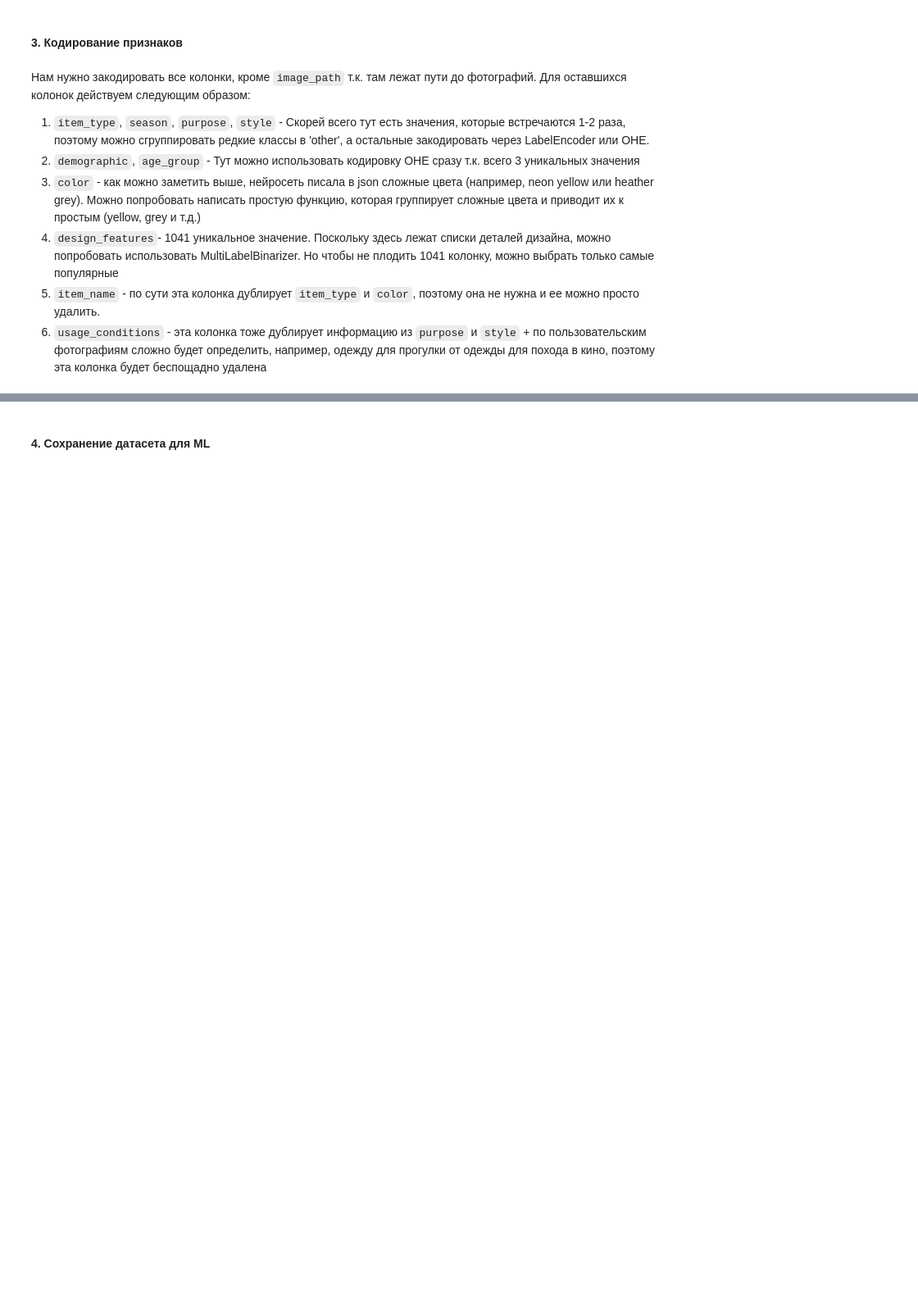
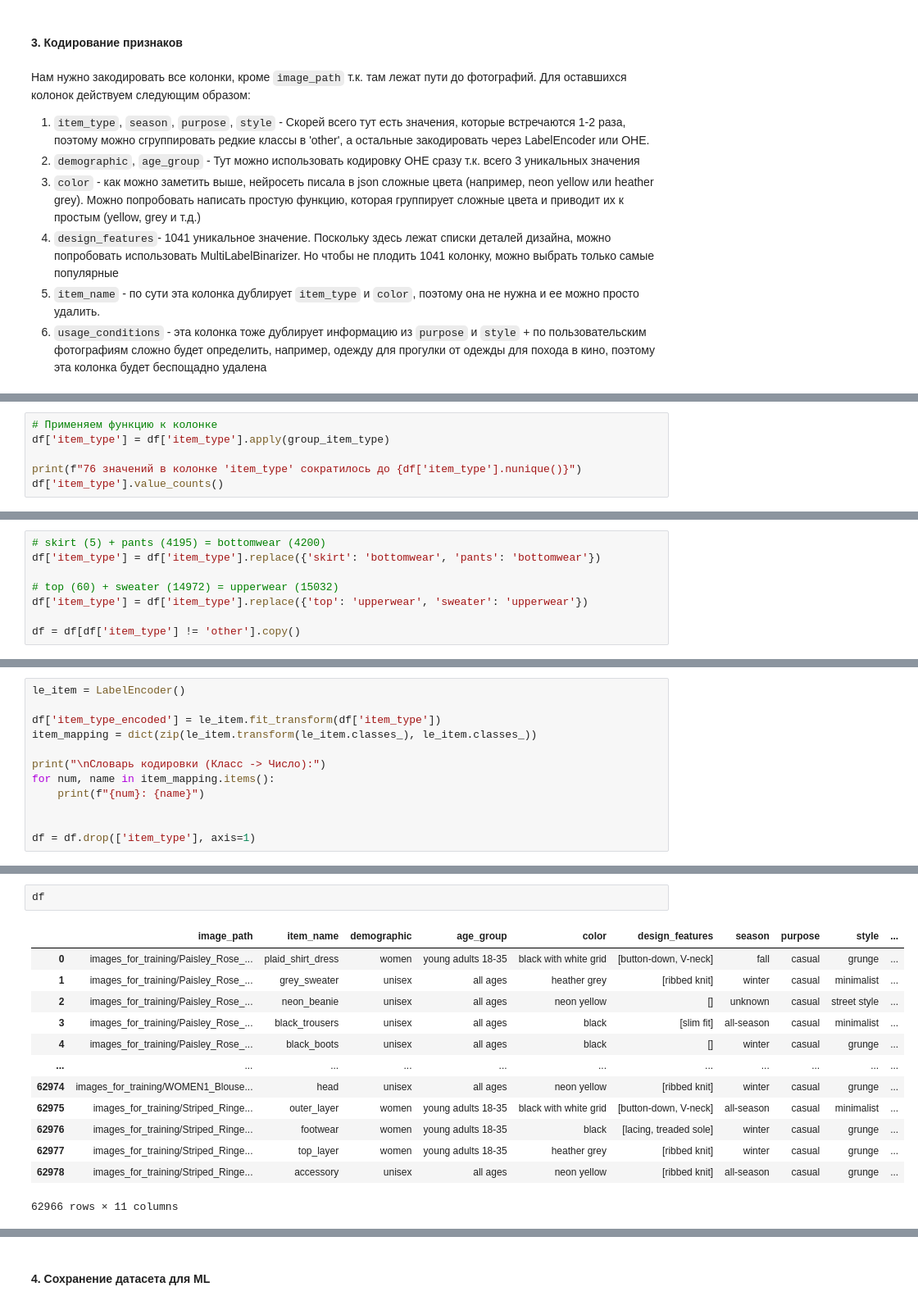
Before and after one commit to Kseniya-5/VKR, a Jupyter notebook: Fashion_CV/ml_pipeline/2_dataset_preparation.ipynb, the cells around one changed output, grey strips where cells are left out. Shown at 82% size. Cells and saved outputs as stored; diff of their text form; blank space fills up the shorter version.

```diff
--- a/Fashion_CV/ml_pipeline/2_dataset_preparation.ipynb
+++ b/Fashion_CV/ml_pipeline/2_dataset_preparation.ipynb
@@ -201,0 +302,6 @@ df.describe()
+# %%
+# Применяем функцию к колонке
+df['item_type'] = df['item_type'].apply(group_item_type)
+
+print(f"76 значений в колонке 'item_type' сократилось до {df['item_type'].nunique()}")
+df['item_type'].value_counts()
@@ -201,0 +328,8 @@ df.describe()
+# %%
+# skirt (5) + pants (4195) = bottomwear (4200)
+df['item_type'] = df['item_type'].replace({'skirt': 'bottomwear', 'pants': 'bottomwear'})
+
+# top (60) + sweater (14972) = upperwear (15032)
+df['item_type'] = df['item_type'].replace({'top': 'upperwear', 'sweater': 'upperwear'})
+
+df = df[df['item_type'] != 'other'].copy()
@@ -201,0 +352,12 @@ df.describe()
+# %%
+le_item = LabelEncoder()
+
+df['item_type_encoded'] = le_item.fit_transform(df['item_type'])
+item_mapping = dict(zip(le_item.transform(le_item.classes_), le_item.classes_))
+
+print("\nСловарь кодировки (Класс -> Число):")
+for num, name in item_mapping.items():
+    print(f"{num}: {name}")
+
+
+df = df.drop(['item_type'], axis=1)
@@ -201,0 +377,16 @@ df.describe()
+# %%
+df
+# %% [output]
+|  | image_path | item_name | demographic | age_group | color | design_features | season | purpose | style | ... |
+| 0 | images_for_training/Paisley_Rose_... | plaid_shirt_dress | women | young adults 18-35 | black with white grid | [button-down, V-neck] | fall | casual | grunge | ... |
+| 1 | images_for_training/Paisley_Rose_... | grey_sweater | unisex | all ages | heather grey | [ribbed knit] | winter | casual | minimalist | ... |
+| 2 | images_for_training/Paisley_Rose_... | neon_beanie | unisex | all ages | neon yellow | [] | unknown | casual | street style | ... |
+| 3 | images_for_training/Paisley_Rose_... | black_trousers | unisex | all ages | black | [slim fit] | all-season | casual | minimalist | ... |
+| 4 | images_for_training/Paisley_Rose_... | black_boots | unisex | all ages | black | [] | winter | casual | grunge | ... |
+| ... | ... | ... | ... | ... | ... | ... | ... | ... | ... | ... |
+| 62974 | images_for_training/WOMEN1_Blouse... | head | unisex | all ages | neon yellow | [ribbed knit] | winter | casual | grunge | ... |
+| 62975 | images_for_training/Striped_Ringe... | outer_layer | women | young adults 18-35 | black with white grid | [button-down, V-neck] | all-season | casual | minimalist | ... |
+| 62976 | images_for_training/Striped_Ringe... | footwear | women | young adults 18-35 | black | [lacing, treaded sole] | winter | casual | grunge | ... |
+| 62977 | images_for_training/Striped_Ringe... | top_layer | women | young adults 18-35 | heather grey | [ribbed knit] | winter | casual | grunge | ... |
+| 62978 | images_for_training/Striped_Ringe... | accessory | unisex | all ages | neon yellow | [ribbed knit] | all-season | casual | grunge | ... |
+62966 rows × 11 columns
```
Also changed, not shown: parts of 77 cells of this notebook.
